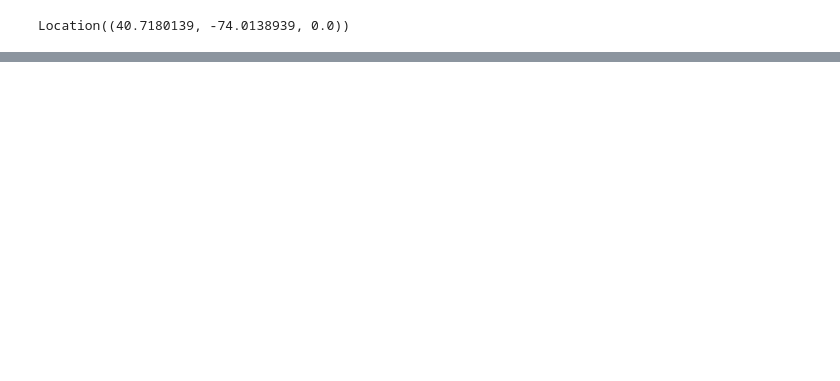
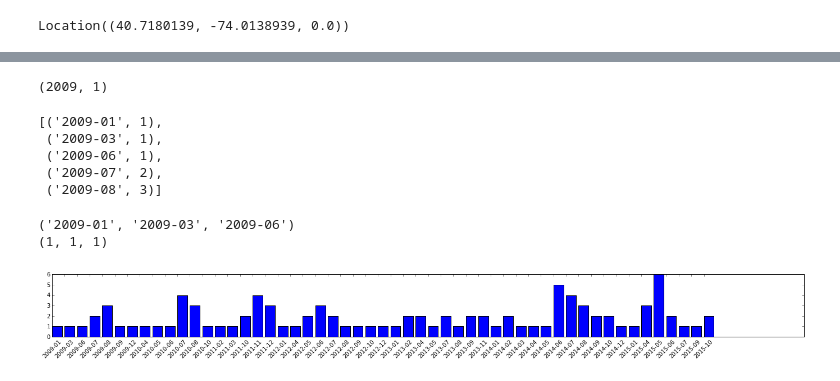
Before and after one commit to crosscompute/analytical-tutorials, a Jupyter notebook: spatiotemporal-analysis/20151217-X-experiment.ipynb, the cells around one changed output, grey strips where cells are left out. Drawn from its saved outputs; the diff is of its cells as text; code cells hidden in the pictures; blank space fills up the shorter version.

```diff
--- a/spatiotemporal-analysis/20151217-X-experiment.ipynb
+++ b/spatiotemporal-analysis/20151217-X-experiment.ipynb
@@ -207,0 +227,3 @@ from pysal.cg.kdtree import Arc_KDTree
+# %%
+sorted_nyc_traffic_injuries = selected_nyc_traffic_injuries_table.sort(['Year', 'Month'])
+sorted_nyc_traffic_injuries[:5]
@@ -207,0 +237,4 @@ from pysal.cg.kdtree import Arc_KDTree
+# %%
+import numpy as np
+grouped_nyc_traffic_injuries = sorted_nyc_traffic_injuries.groupby(['Year', 'Month']).aggregate({'Total Injury Count': np.sum})
+grouped_nyc_traffic_injuries[:5]
@@ -207,0 +254,21 @@ from pysal.cg.kdtree import Arc_KDTree
+# %%
+grouped_nyc_traffic_injuries.index[0]
+# %% [output]
+(2009, 1)
+# %%
+packs = [('%d-%02d' % index, row['Total Injury Count']) for index, row in grouped_nyc_traffic_injuries.iterrows()]
+packs[:5]
+# %% [output]
+[('2009-01', 1),
+ ('2009-03', 1),
+ ('2009-06', 1),
+ ('2009-07', 2),
+ ('2009-08', 3)]
+# %%
+xs, ys = zip(*packs)
+# %%
+print xs[:3]
+print ys[:3]
+# %% [output]
+('2009-01', '2009-03', '2009-06')
+(1, 1, 1)
@@ -207,0 +277,9 @@ from pysal.cg.kdtree import Arc_KDTree
+# %%
+# Make month histogram based on total injury count
+fig = plt.figure(figsize=(24, 2))
+ax = plt.subplot(111)
+ax.bar(range(len(xs)), ys)
+ax.set_xticks(np.arange(len(xs)))
+ax.set_xticklabels(xs, rotation=45);
+# %% [output]
+[figure, added]
```
Also changed, not shown: parts of 87 cells of this notebook, 1 other file.
